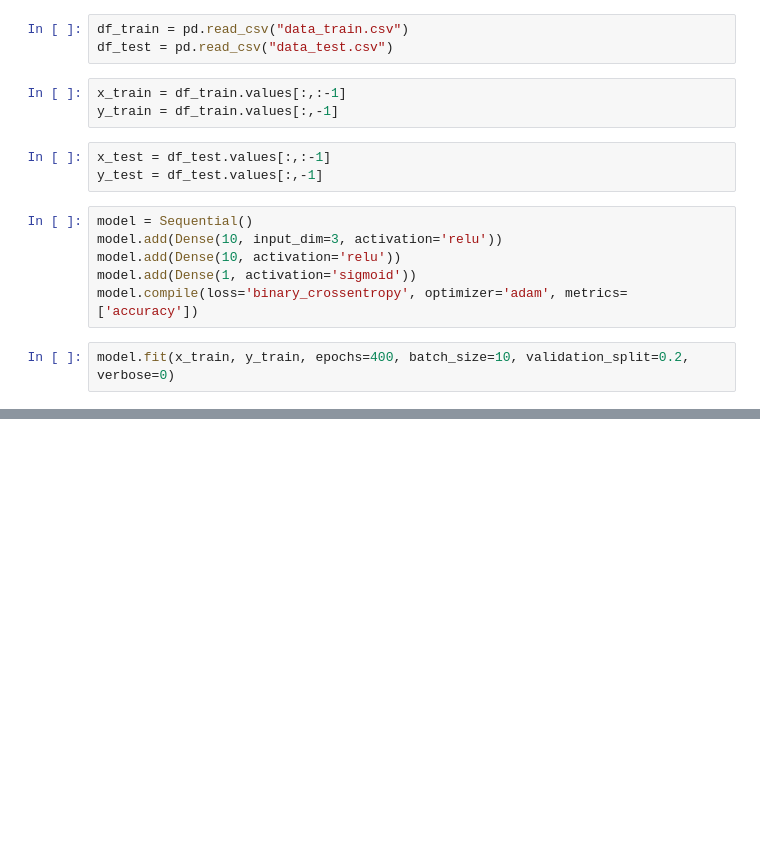
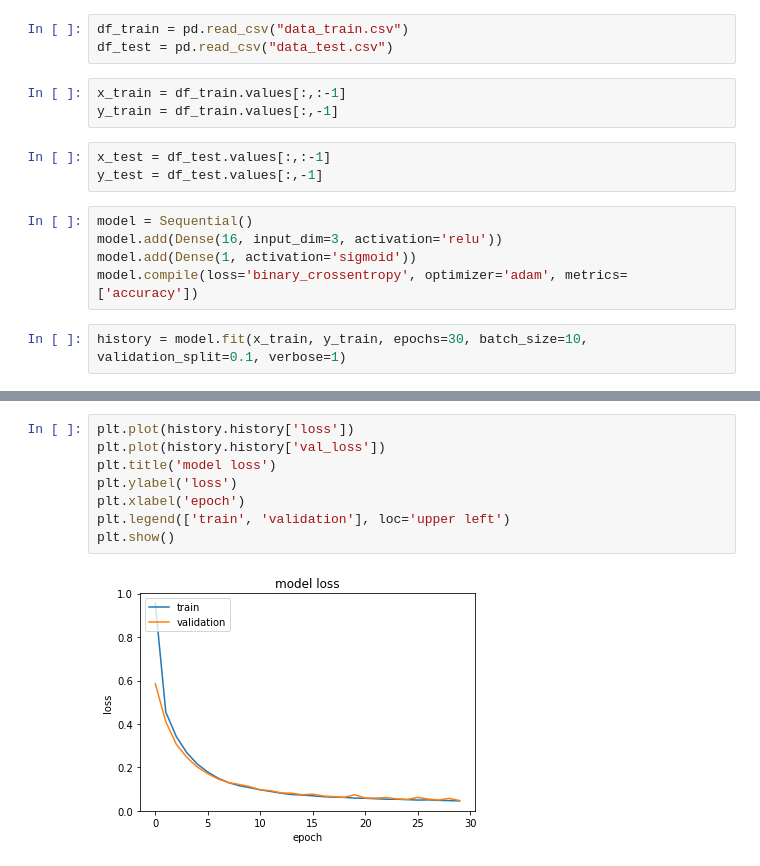
Before and after one commit to kal0ian/fmi_neural_networks_and_ga, a Jupyter notebook: NN points classifier.ipynb, the cells around one changed output, grey strips where cells are left out. Cells and saved outputs as stored; diff of their text form; blank space fills up the shorter version.

```diff
--- a/NN points classifier.ipynb
+++ b/NN points classifier.ipynb
@@ -16,10 +18,9 @@ x_test = df_test.values[:,:-1]
 y_test = df_test.values[:,-1]
 # %%
 model = Sequential()
-model.add(Dense(10, input_dim=3, activation='relu'))
-model.add(Dense(10, activation='relu'))
+model.add(Dense(16, input_dim=3, activation='relu'))
 model.add(Dense(1, activation='sigmoid'))
 model.compile(loss='binary_crossentropy', optimizer='adam', metrics=['accuracy'])
 # %%
-model.fit(x_train, y_train, epochs=400, batch_size=10, validation_split=0.2, verbose=0)
+history = model.fit(x_train, y_train, epochs=30, batch_size=10, validation_split=0.1, verbose=1)
 # %% [output]
@@ -31,0 +49,10 @@ model.evaluate(x_test, y_test)
+# %%
+plt.plot(history.history['loss'])
+plt.plot(history.history['val_loss'])
+plt.title('model loss')
+plt.ylabel('loss')
+plt.xlabel('epoch')
+plt.legend(['train', 'validation'], loc='upper left')
+plt.show()
+# %% [output]
+[figure, added]
```
Also changed, not shown: parts of 3 cells of this notebook, 23 other files.
